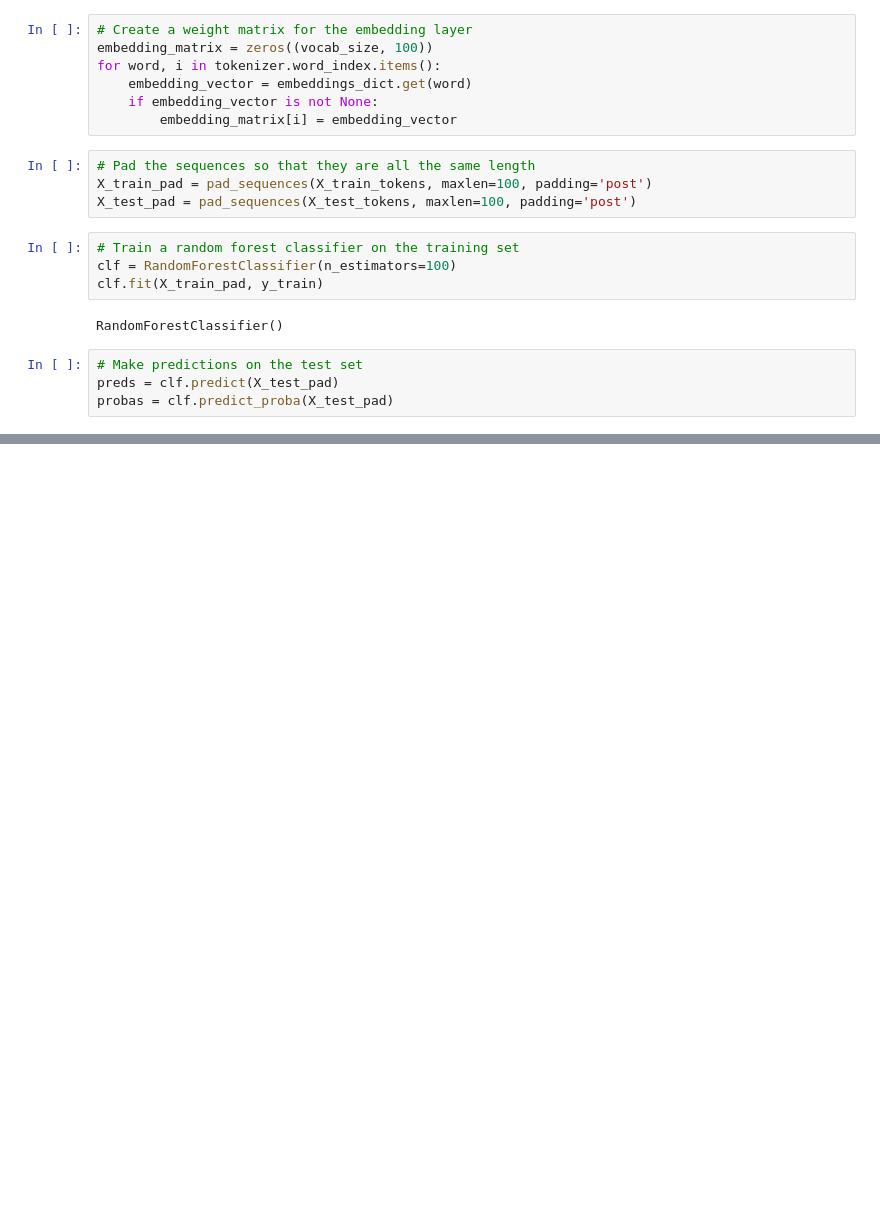
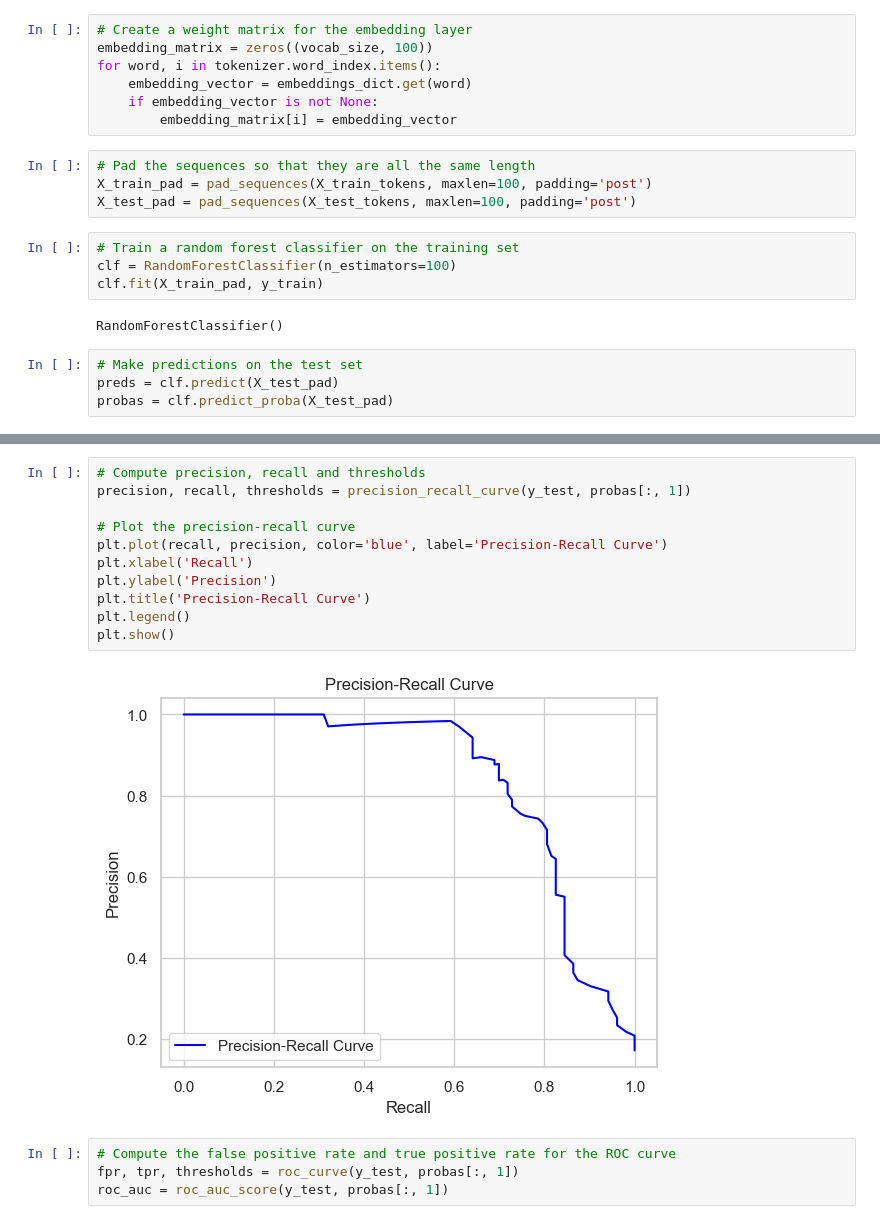
Before and after one commit to mikdrob/PhishingEmailMLModel, a Jupyter notebook: jupiter/notebook/glove_embeddings.ipynb, the cells around one changed output, grey strips where cells are left out. Saved outputs shown, nothing was run; the diff lists cells and outputs as text; blank space fills up the shorter version.

```diff
--- a/jupiter/notebook/glove_embeddings.ipynb
+++ b/jupiter/notebook/glove_embeddings.ipynb
@@ -72,0 +107,17 @@ weighted avg    0.91622   0.91333   0.90279       600
+# %%
+# Compute precision, recall and thresholds
+precision, recall, thresholds = precision_recall_curve(y_test, probas[:, 1])
+
+# Plot the precision-recall curve
+plt.plot(recall, precision, color='blue', label='Precision-Recall Curve')
+plt.xlabel('Recall')
+plt.ylabel('Precision')
+plt.title('Precision-Recall Curve')
+plt.legend()
+plt.show()
+# %% [output]
+[figure, added]
+# %%
+# Compute the false positive rate and true positive rate for the ROC curve
+fpr, tpr, thresholds = roc_curve(y_test, probas[:, 1])
+roc_auc = roc_auc_score(y_test, probas[:, 1])
```
Also changed, not shown: parts of 12 cells of this notebook, 4 other files.
